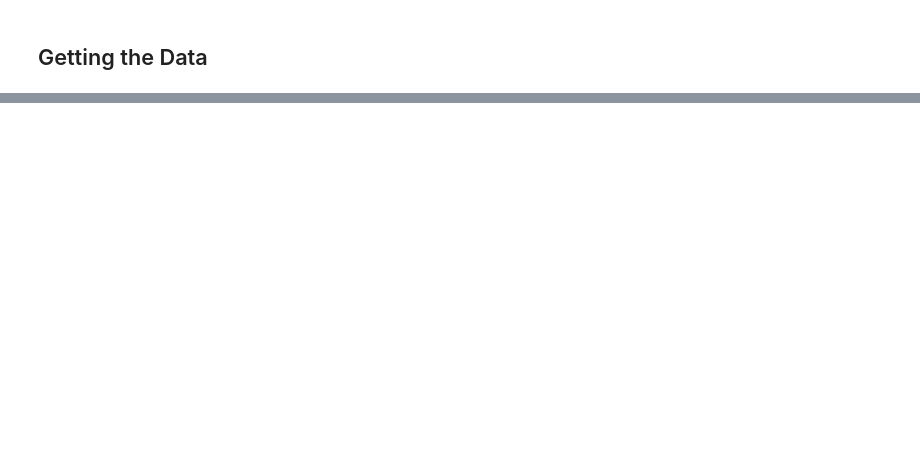
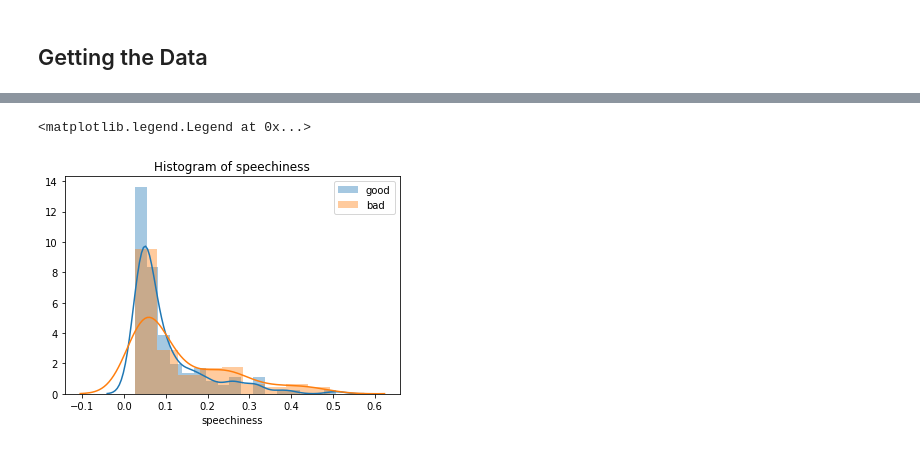
Before and after one commit to rolandqli/Playlist-Recommendations, a Jupyter notebook: Playlist Recommendations.ipynb, the cells around one changed output, grey strips where cells are left out. Saved outputs shown, nothing was run; the diff lists cells and outputs as text; code cells hidden in the pictures; blank space fills up the shorter version.

```diff
--- a/Playlist Recommendations.ipynb
+++ b/Playlist Recommendations.ipynb
@@ -65,0 +22,12 @@ track_list
+# %%
+playlist1 = spotify_obj.user_playlist(user, '3r7kDwRbuTBBdKKkSTAENl')
+playlist2 = spotify_obj.user_playlist(user, '0v7V54aj5QcfRlQendMV9A')
+playlist3 = spotify_obj.user_playlist(user, '12if3wdBt1LcvqslSQxY6V')
+
+track_list1 = playlist1['tracks']['items']
+track_list2 = playlist2['tracks']['items']
+track_list3 = playlist3['tracks']['items']
+
+track_list1.extend(track_list2)
+track_list1.extend(track_list3)
+len(track_list1)
@@ -66,10 +36,9 @@ track_list
 # %%
 artist, track_ids, tracks, features = [], [], [], []
 i = 0
-while i < len(track_list):
-    artist.append(track_list[i]['track']['artists'][0]['name'])
-    artist_ids.append(track_list[i]['track']['artists'][0]['id'])
-    track_ids.append(track_list[i]['track']['id'])
-    tracks.append(track_list[i]['track']['name'])
+while i < len(track_list1):
+    artist.append(track_list1[i]['track']['artists'])
+    track_ids.append(track_list1[i]['track']['id'])
+    tracks.append(track_list1[i]['track']['name'])
     features.append(spotify_obj.audio_features(track_ids[i])[0])
     i += 1
@@ -113,0 +303,11 @@ df.head()
+# %%
+# Plotting 3 histograms of variables with largest correlation coefficients
+goodsongs = df[df['good'] == 1]
+badsongs = df[df['good'] == 0]
+sns.distplot(goodsongs['speechiness'], label = 'good')
+sns.distplot(badsongs['speechiness'], label = 'bad')
+plt.title('Histogram of speechiness')
+plt.legend()
+# %% [output]
+<matplotlib.legend.Legend at 0x...>
+[figure, added]
```
Also changed, not shown: parts of 38 cells of this notebook.
